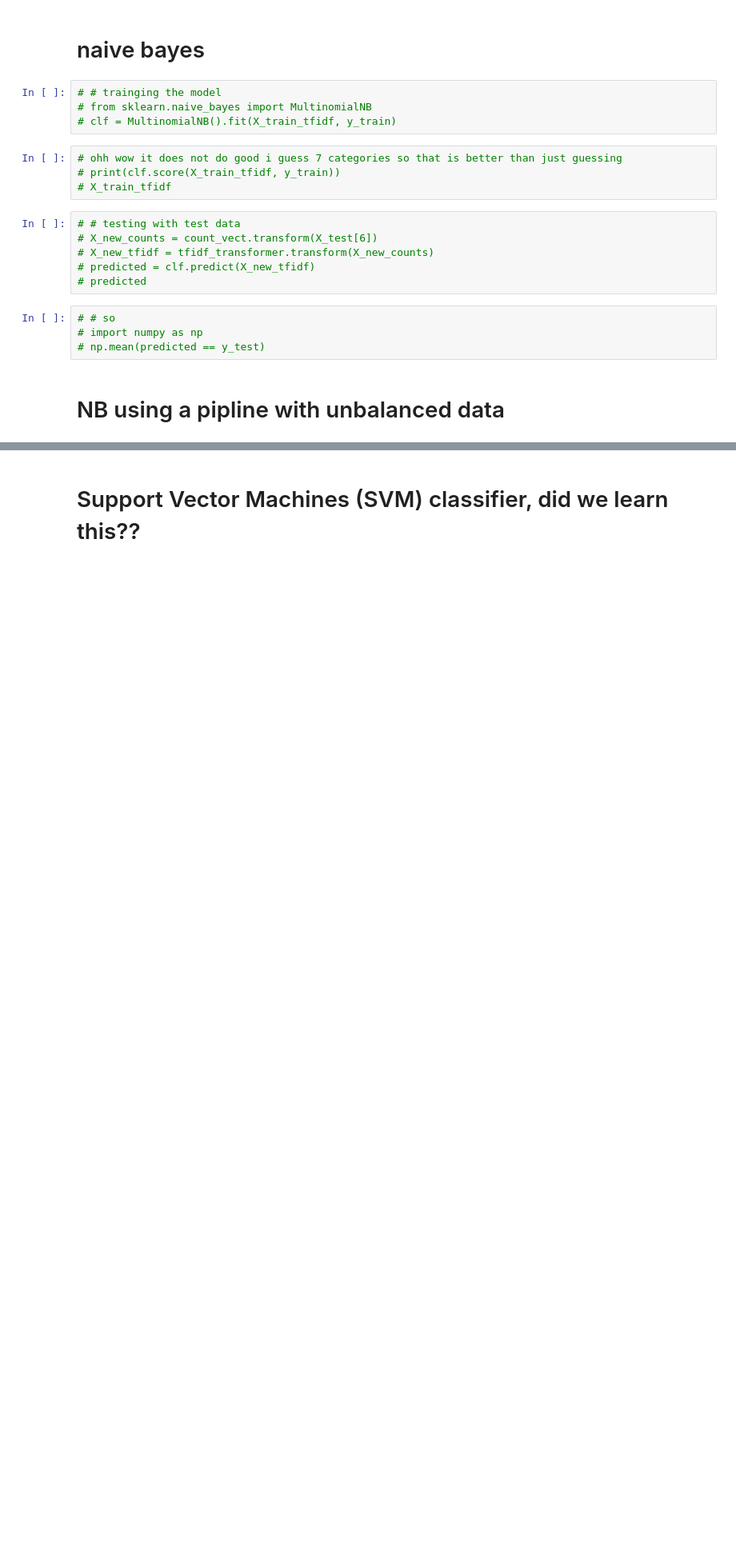
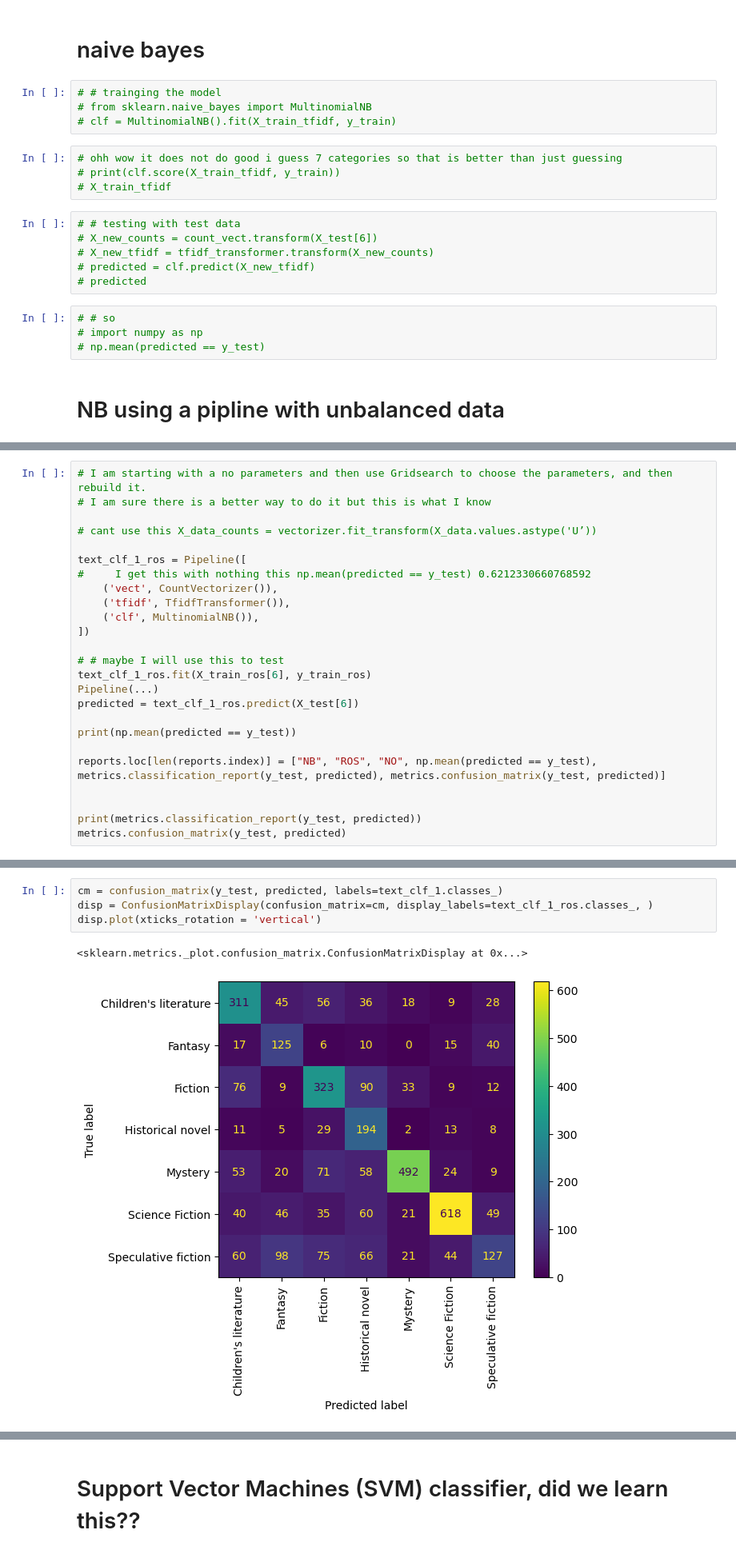
Before and after one commit to michaelrios2015/dm_project, a Jupyter notebook: project.ipynb, the cells around one changed output, grey strips where cells are left out. Shown at 80% size. Drawn from its saved outputs; the diff is of its cells as text; blank space fills up the shorter version.

```diff
--- a/project.ipynb
+++ b/project.ipynb
@@ -644,0 +617,25 @@ SyntaxError: invalid syntax (3549499166.py, line 1)
+# %%
+# I am starting with a no parameters and then use Gridsearch to choose the parameters, and then rebuild it.
+# I am sure there is a better way to do it but this is what I know
+
+# cant use this X_data_counts = vectorizer.fit_transform(X_data.values.astype('U’))
+
+text_clf_1_ros = Pipeline([
+#     I get this with nothing this np.mean(predicted == y_test) 0.6212330660768592
+    ('vect', CountVectorizer()),
+    ('tfidf', TfidfTransformer()),
+    ('clf', MultinomialNB()),
+])
+
+# # maybe I will use this to test
+text_clf_1_ros.fit(X_train_ros[6], y_train_ros)
+Pipeline(...)
+predicted = text_clf_1_ros.predict(X_test[6])
+
+print(np.mean(predicted == y_test))
+
+reports.loc[len(reports.index)] = ["NB", "ROS", "NO", np.mean(predicted == y_test), metrics.classification_report(y_test, predicted), metrics.confusion_matrix(y_test, predicted)]
+
+
+print(metrics.classification_report(y_test, predicted))
+metrics.confusion_matrix(y_test, predicted)
@@ -644,0 +664,7 @@ SyntaxError: invalid syntax (3549499166.py, line 1)
+# %%
+cm = confusion_matrix(y_test, predicted, labels=text_clf_1.classes_)
+disp = ConfusionMatrixDisplay(confusion_matrix=cm, display_labels=text_clf_1_ros.classes_, )
+disp.plot(xticks_rotation = 'vertical')
+# %% [output]
+<sklearn.metrics._plot.confusion_matrix.ConfusionMatrixDisplay at 0x...>
+[figure, added]
```
Also changed, not shown: parts of 62 cells of this notebook.
